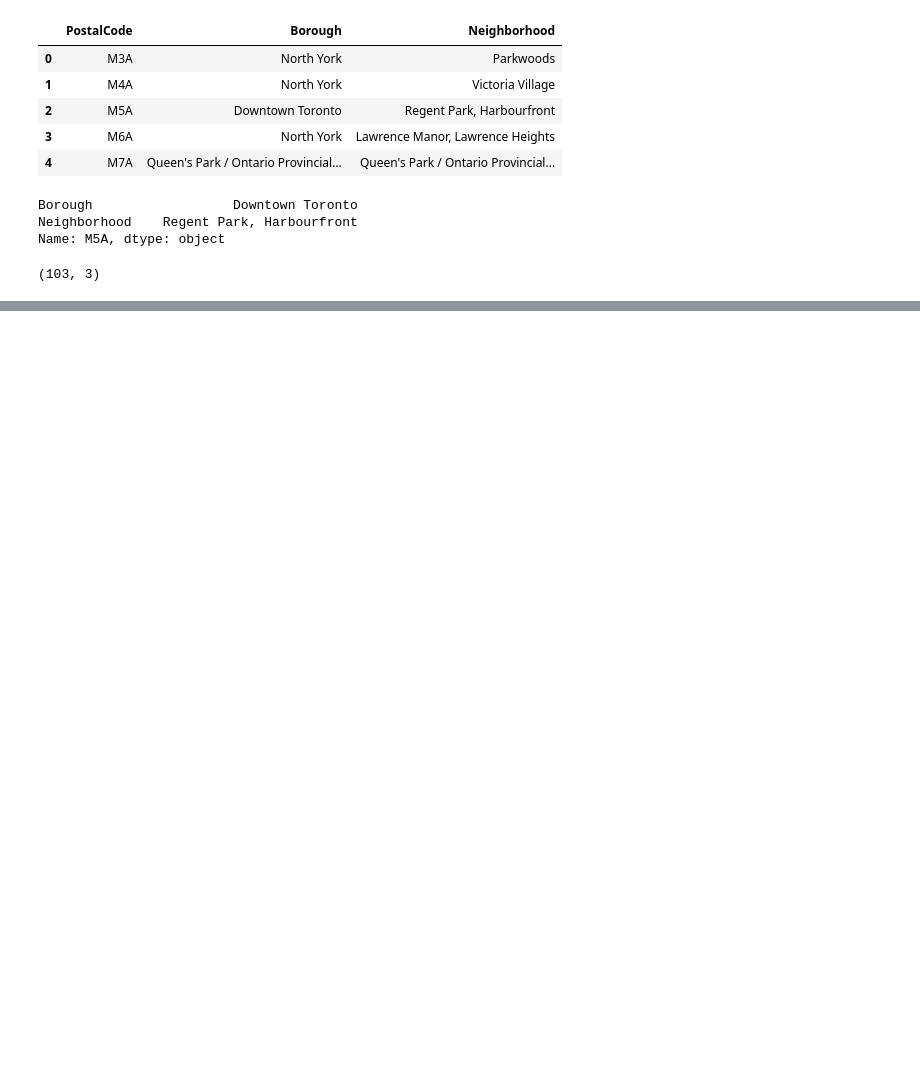
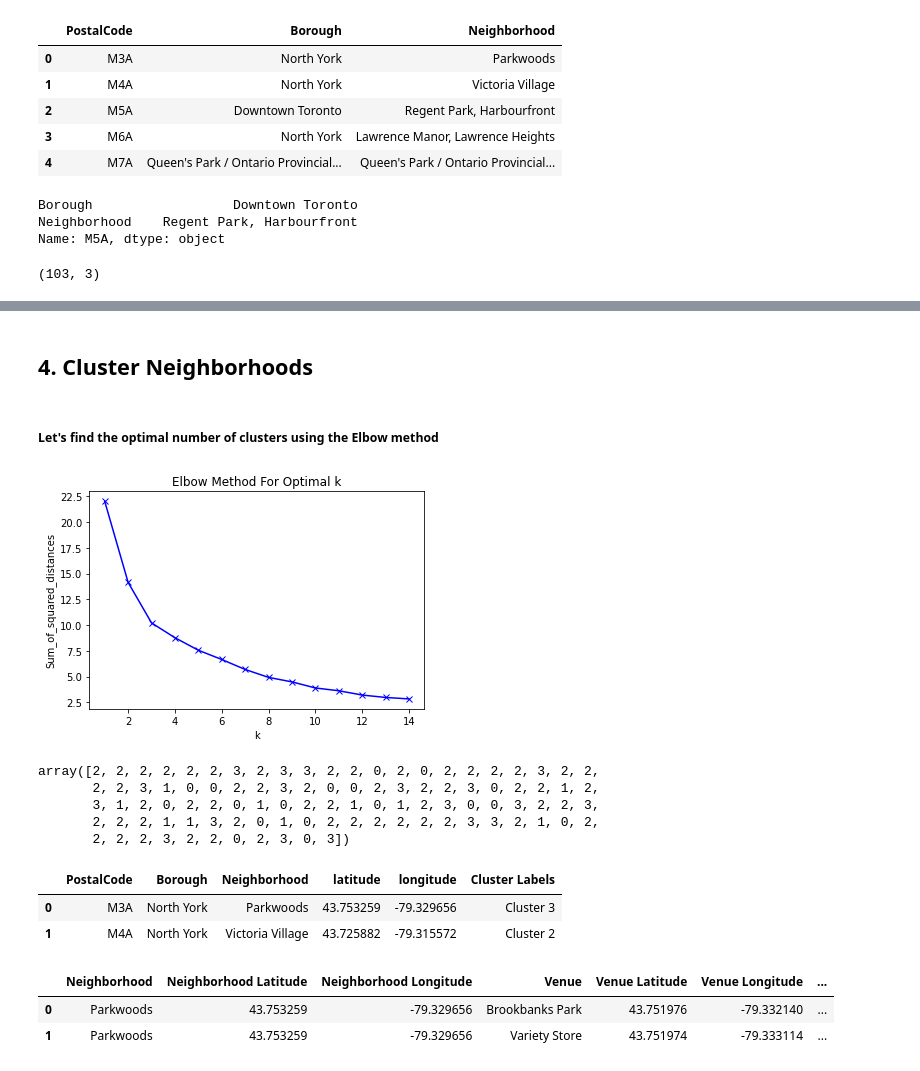
Before and after one commit to YonatanDS-git/Coursera_Capstone, a Jupyter notebook: Canadian Postal Codes.ipynb, the cells around one changed output, grey strips where cells are left out. Saved outputs shown, nothing was run; the diff lists cells and outputs as text; code cells hidden in the pictures; blank space fills up the shorter version.

```diff
--- a/Canadian Postal Codes.ipynb
+++ b/Canadian Postal Codes.ipynb
@@ -75,0 +205,11 @@ df.shape
+# %%
+# one hot encoding
+toronto_onehot = pd.concat(
+    [
+        toronto_venues['Neighborhood'],
+        pd.get_dummies(toronto_venues[['Venue Family']], prefix="", prefix_sep="")
+    ],
+    axis=1
+)
+print(toronto_onehot.shape)
+toronto_onehot.head()
@@ -75,0 +226,3 @@ df.shape
+# %%
+toronto_grouped = toronto_onehot.groupby('Neighborhood').mean()
+toronto_grouped.head()
@@ -75,0 +260,38 @@ df.shape
+# %% [markdown]
+## 4. Cluster Neighborhoods
+# %% [markdown]
+##### Let's find the optimal number of clusters using the Elbow method
+# %%
+sum_of_squared_distances = []
+K = range(1,15)
+for k in K:
+    km = KMeans(n_clusters=k)
+    km = km.fit(toronto_grouped)
+    sum_of_squared_distances.append(km.inertia_)
+# %%
+plt.plot(K, sum_of_squared_distances, 'bx-')
+plt.xlabel('k')
+plt.ylabel('Sum_of_squared_distances')
+plt.title('Elbow Method For Optimal k')
+plt.show()
+# %% [output]
+[figure, added]
+# %%
+# set number of clusters
+kclusters = 4
+
+# run k-means clustering
+kmeans = KMeans(
+    n_clusters=kclusters,
+    random_state=0,
+    init='k-means++',
+).fit(toronto_grouped)
+
+# check cluster labels generated for each row in the dataframe
+kmeans.labels_
+# %% [output]
+array([2, 2, 2, 2, 2, 2, 3, 2, 3, 3, 2, 2, 0, 2, 0, 2, 2, 2, 2, 3, 2, 2,
+       2, 2, 3, 1, 0, 0, 2, 2, 3, 2, 0, 0, 2, 3, 2, 2, 3, 0, 2, 2, 1, 2,
+       3, 1, 2, 0, 2, 2, 0, 1, 0, 2, 2, 1, 0, 1, 2, 3, 0, 0, 3, 2, 2, 3,
+       2, 2, 2, 1, 1, 3, 2, 0, 1, 0, 2, 2, 2, 2, 2, 2, 3, 3, 2, 1, 0, 2,
+       2, 2, 2, 3, 2, 2, 0, 2, 3, 0, 3])
@@ -75,0 +305,12 @@ df.shape
+# %%
+df.head(2)
+# %% [output]
+|  | PostalCode | Borough | Neighborhood | latitude | longitude | Cluster Labels |
+| 0 | M3A | North York | Parkwoods | 43.753259 | -79.329656 | Cluster 3 |
+| 1 | M4A | North York | Victoria Village | 43.725882 | -79.315572 | Cluster 2 |
+# %%
+toronto_venues.head(2)
+# %% [output]
+|  | Neighborhood | Neighborhood Latitude | Neighborhood Longitude | Venue | Venue Latitude | Venue Longitude | ... |
+| 0 | Parkwoods | 43.753259 | -79.329656 | Brookbanks Park | 43.751976 | -79.332140 | ... |
+| 1 | Parkwoods | 43.753259 | -79.329656 | Variety Store | 43.751974 | -79.333114 | ... |
```
Also changed, not shown: parts of 41 cells of this notebook, 1 other file.
